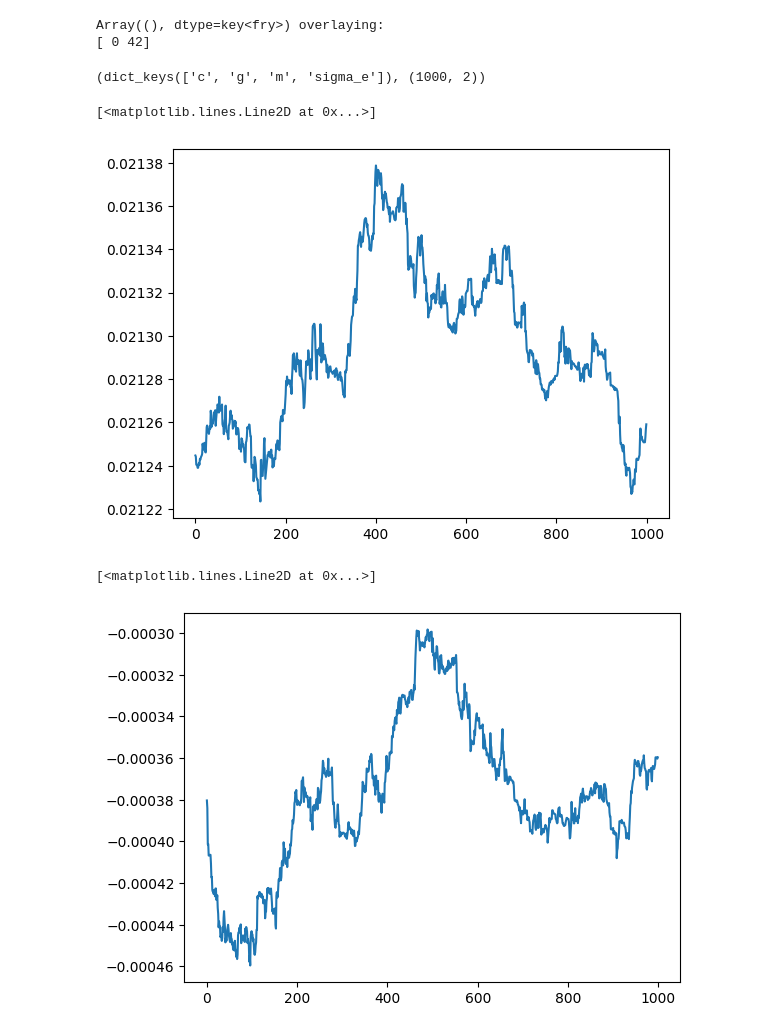
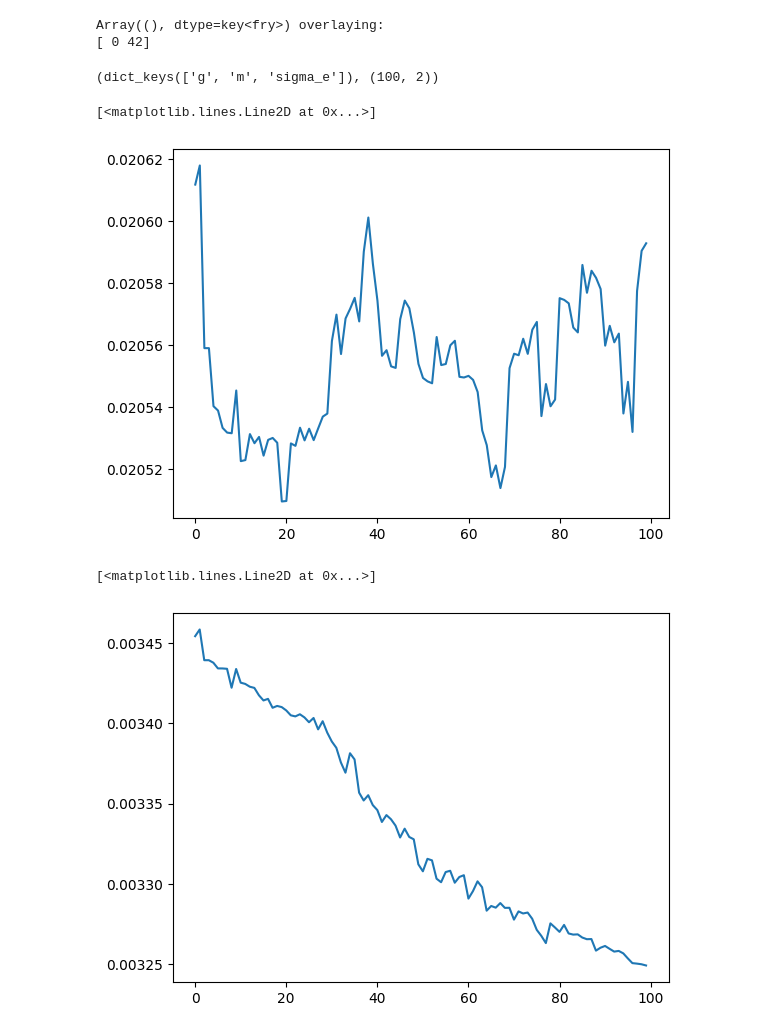
Before and after one commit to LSSTDESC/BPD, a Jupyter notebook: notebooks/jan29-test-self-calibration.ipynb, the cells around one changed output. Cells and saved outputs as stored; diff of their text form; code cells hidden in the pictures.

```diff
--- a/notebooks/jan29-test-self-calibration.ipynb
+++ b/notebooks/jan29-test-self-calibration.ipynb
@@ -32,12 +32,17 @@ _inv_shear_trans = vmap(inv_shear_transformation, in_axes=(0, None))
 # use a modified version of BA2014 distribution for true prior, add m,c which are inferred jointly
 # with shear
 
-def ellip_prior_e1e2_calibrated(e1e2, *, sigma, m , c):
+def ellip_prior_e1e2_calibrated(e1e2, *, sigma, m ,
+                                c=0.0,
+                               ):
     x = (e1e2 - c) / (1+m)
-    return jnp.abs(1 / (1+m)) * ellip_prior_e1e2(x, sigma=sigma)
+    return (1+m)**-1 * ellip_prior_e1e2(x, sigma=sigma)
 
 
-def true_ellip_logprior(e_post, g, *, sigma_e: float, m:float, c:float):
+def true_ellip_logprior(e_post, g, *, sigma_e: float,
+                        m:float,
+                        # c:float
+                       ):
     """Implementation of GB's true prior on interim posterior samples of ellipticities."""
 
     # jacobian of inverse shear transformation
@@ -47,7 +52,9 @@ def true_ellip_logprior(e_post, g, *, sigma_e: float, m:float, c:float):
 
     # true prior on unsheared ellipticity
     e_post_unsheared = _inv_shear_trans(e_post, g)
-    prior_val = ellip_prior_e1e2_calibrated(e_post_unsheared, sigma=sigma_e, m=m, c=c)
+    prior_val = ellip_prior_e1e2_calibrated(e_post_unsheared, sigma=sigma_e, m=m,
+                                            # c=c
+                                           )
 
     return jnp.log(prior_val) + jnp.log(absjacdet)
 
@@ -73,22 +80,25 @@ def logtarget(
     g = params['g']
     sigma_e = params['sigma_e']
     m = params['m']
-    c = params['c']
+    # c = params['c']
 
-    _logprior = lambda e, g: true_ellip_logprior(e, g, sigma_e=sigma_e, m=m, c=c)
+    _logprior = lambda e, g: true_ellip_logprior(e, g, sigma_e=sigma_e, m=m,
+                                                 # c=c
+                                                )
     _interim_logprior = lambda e: jnp.log(ellip_prior_e1e2(e, sigma=sigma_e_int))
 
     loglike = shear_loglikelihood(g, e1e2, logprior=_logprior, interim_logprior=_interim_logprior)
 
     g_mag = jnp.sqrt(g[0] ** 2 + g[1] ** 2)
     logprior_g = uniform_logpdf(g_mag, 0.0, 1.0) + jnp.log(1 / (2 * jnp.pi))
-    logprior_m = uniform_logpdf(m, -0.5, 0.5)
-    logprior_c = uniform_logpdf(m, -0.5, 0.5)
+    # logprior_m = uniform_logpdf(m, -0.5, 0.5)
+    logprior_m = stats.norm.logpdf(m, loc=0.0, scale=0.1)
+    # logprior_c = uniform_logpdf(m, -0.5, 0.5)
     logprior_sigma = uniform_logpdf(sigma_e, 1e-4, 1.0)
 
-    logprior = logprior_g + logprior_m + logprior_c + logprior_sigma
+    logprior = logprior_g + logprior_m + logprior_sigma #+ logprior_c
 
-    return loglike +logprior
+    return loglike + logprior
 # %%
 def shear_pipeline(rng_key, init_positions, e1e2, *, logtarget):
     return run_inference_nuts(
@@ -96,10 +106,10 @@ def shear_pipeline(rng_key, init_positions, e1e2, *, logtarget):
         data=e1e2,
         init_positions=init_positions,
         logtarget=_logtarget,
-        n_samples=1000,
+        n_samples=100,
         n_warmup_steps=500,
-        max_num_doublings=5,
-        initial_step_size=1e-3,
+        max_num_doublings=3,
+        initial_step_size=1e-2,
     )
 # %%
 samples_file = "/pscratch/sd/i/imendoza/data/cache_chains/exp70_51/interim_samples_511_plus.npz"
@@ -131,5 +141,7 @@ e1e2 = jax.device_put(e1e2, GPU)
 # %%
-init_positions = {'m': 0.0, 'c':0.0, 'g':jnp.array([0.02, 0.0]), 'sigma_e':0.2}
+init_positions = {'m': 0.0,  'g':jnp.array([0.02, 0.0]), 'sigma_e':0.2,
+                # 'c':0.0,
+                 }
 # %%
 # compile
 _ = pipe(key, init_positions, e1e2[:2])
@@ -138,14 +150,14 @@ samples = pipe(key, init_positions, e1e2)
 # %%
 samples.keys(), samples['g'].shape
 # %% [output]
-(dict_keys(['c', 'g', 'm', 'sigma_e']), (1000, 2))
+(dict_keys(['g', 'm', 'sigma_e']), (100, 2))
 # %%
 plt.plot(samples['g'][:, 0])
 # %% [output]
 [<matplotlib.lines.Line2D at 0x...>]
-[figure, old version]
+[figure, new version]
 # %%
-plt.plot(samples['c'])
+plt.plot(samples['sigma_e'])
 # %% [output]
 [<matplotlib.lines.Line2D at 0x...>]
-[figure, old version]
+[figure, new version]
```
Also changed, not shown: parts of 2 cells of this notebook, 1 other file.
